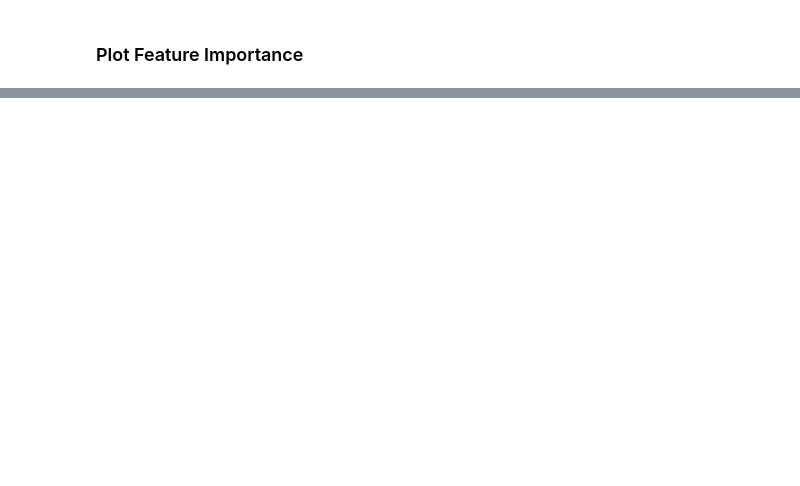
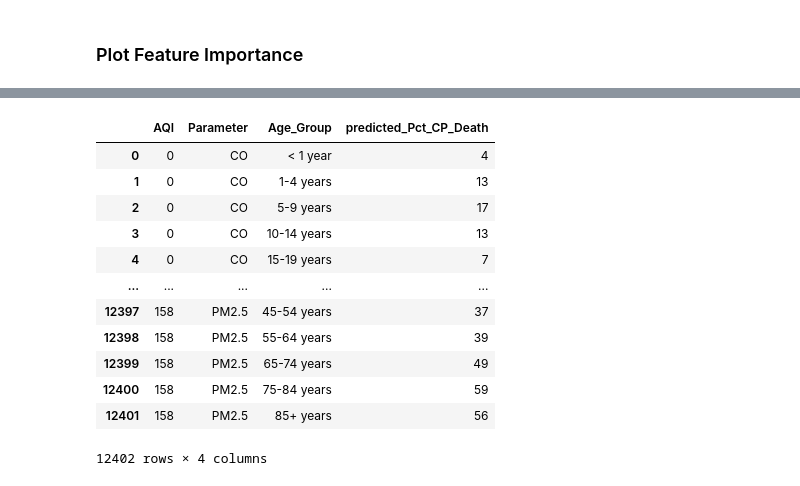
Before and after one commit to schnappv/CSE_6242_Project, a Jupyter notebook: notebooks/RFR_using_functions.ipynb, the cells around one changed output, grey strips where cells are left out. Cells and saved outputs as stored; diff of their text form; code cells hidden in the pictures; blank space fills up the shorter version.

Commit message:
updated rfr notebook to deploy data

```diff
--- a/notebooks/RFR_using_functions.ipynb
+++ b/notebooks/RFR_using_functions.ipynb
@@ -147,0 +183,3 @@ plt.show()
+# %%
+param_list = df.Parameter.unique().tolist()
+param_list
@@ -147,0 +188,3 @@ plt.show()
+# %%
+age_list = df.Age_Group.unique().tolist()[:-1]
+age_list
@@ -147,0 +207,6 @@ plt.show()
+# %%
+a = [aqi_range, param_list, age_list]
+result = list(itertools.product(*a))
+# %%
+new_df = pd.DataFrame(result, columns=['AQI', 'Parameter', 'Age_Group'])
+new_df
@@ -147,0 +227,18 @@ plt.show()
+# %%
+dep_df = rfr.predict_data(new_df, round_target=False)
+dep_df["predicted_Pct_CP_Death"] = dep_df.predicted_Pct_CP_Death.astype(int)
+dep_df
+# %% [output]
+|  | AQI | Parameter | Age_Group | predicted_Pct_CP_Death |
+| 0 | 0 | CO | < 1 year | 4 |
+| 1 | 0 | CO | 1-4 years | 13 |
+| 2 | 0 | CO | 5-9 years | 17 |
+| 3 | 0 | CO | 10-14 years | 13 |
+| 4 | 0 | CO | 15-19 years | 7 |
+| ... | ... | ... | ... | ... |
+| 12397 | 158 | PM2.5 | 45-54 years | 37 |
+| 12398 | 158 | PM2.5 | 55-64 years | 39 |
+| 12399 | 158 | PM2.5 | 65-74 years | 49 |
+| 12400 | 158 | PM2.5 | 75-84 years | 59 |
+| 12401 | 158 | PM2.5 | 85+ years | 56 |
+12402 rows × 4 columns
```
Also changed, not shown: parts of 21 cells of this notebook, 1 other file.
